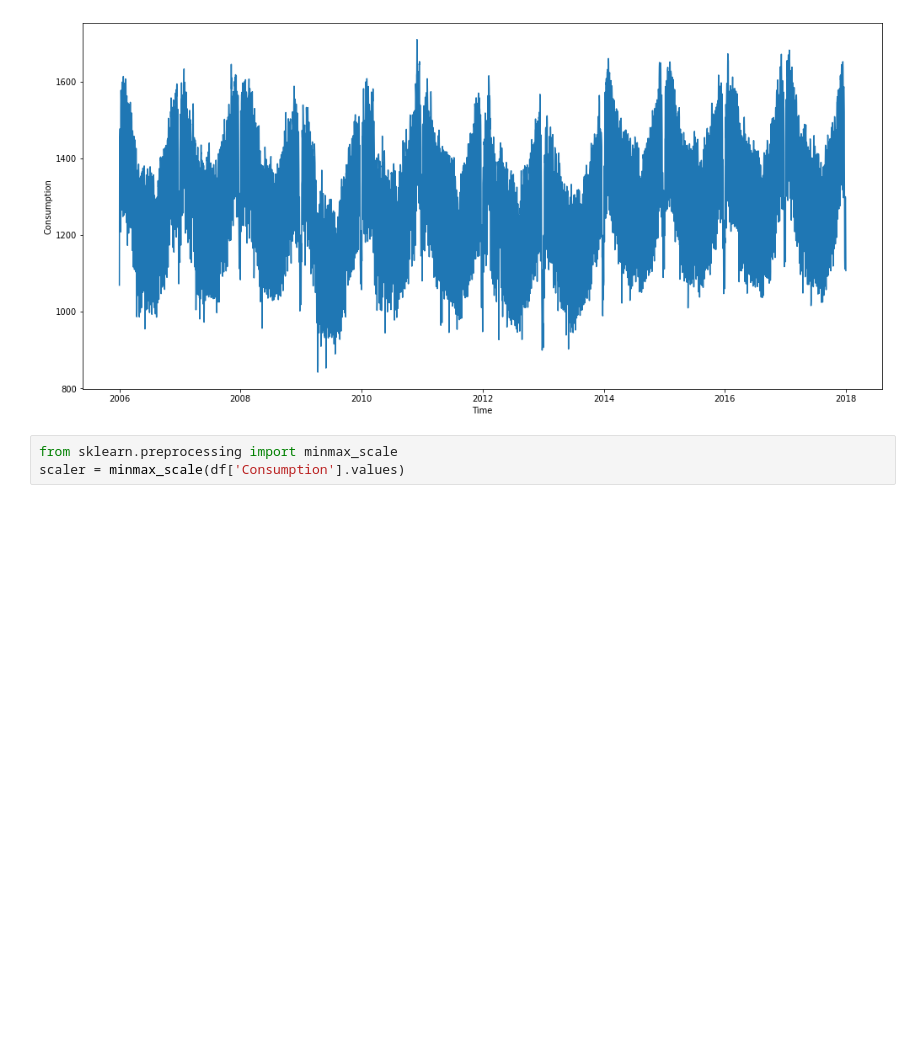
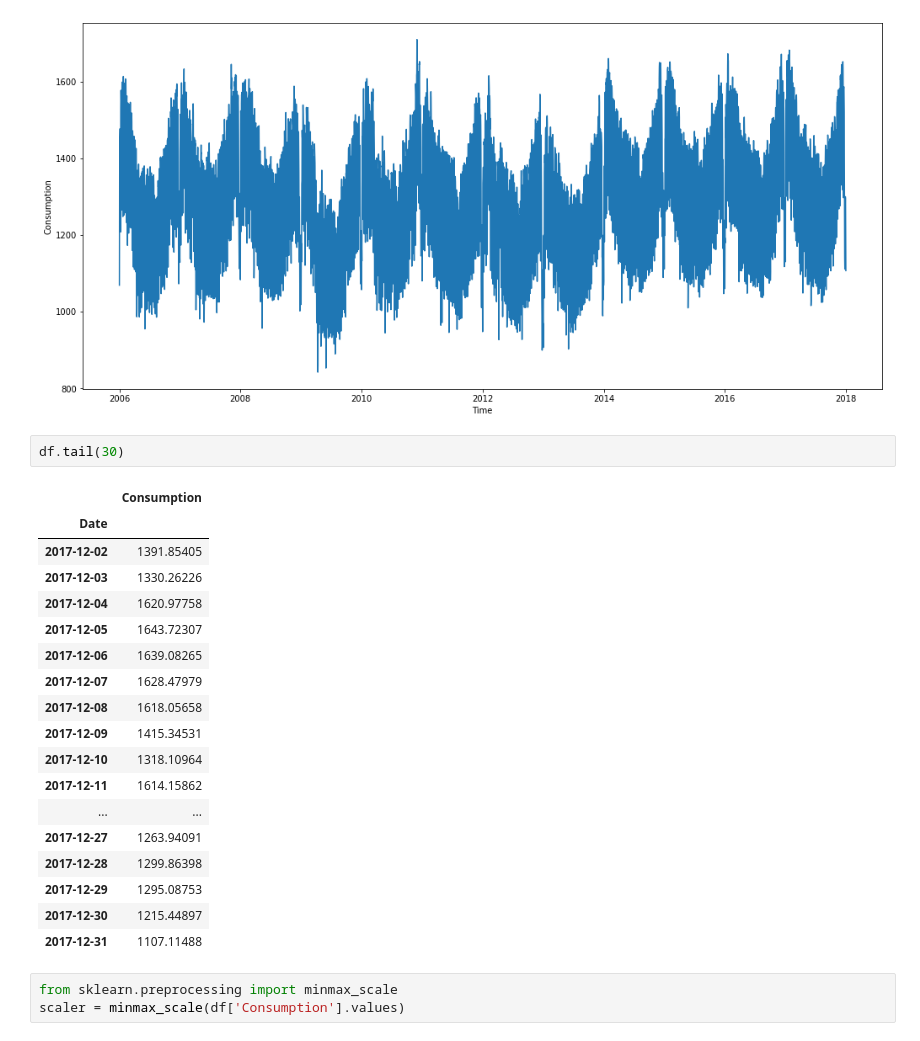
Before and after one commit to angeloken/Riset-I-smile, a Jupyter notebook: riset_prediksi_listrik_ver_1.ipynb, the cells around one changed output. Saved outputs shown, nothing was run; the diff lists cells and outputs as text; blank space fills up the shorter version.

```diff
--- a/riset_prediksi_listrik_ver_1.ipynb
+++ b/riset_prediksi_listrik_ver_1.ipynb
@@ -68,6 +51,27 @@ for col in df.columns:
     plot_data(col)
 # %% [output]
 [figure]
+# %%
+df.tail(30)
+# %% [output]
+|  | Consumption |
+| Date |  |
+| 2017-12-02 | 1391.85405 |
+| 2017-12-03 | 1330.26226 |
+| 2017-12-04 | 1620.97758 |
+| 2017-12-05 | 1643.72307 |
+| 2017-12-06 | 1639.08265 |
+| 2017-12-07 | 1628.47979 |
+| 2017-12-08 | 1618.05658 |
+| 2017-12-09 | 1415.34531 |
+| 2017-12-10 | 1318.10964 |
+| 2017-12-11 | 1614.15862 |
+| ... | ... |
+| 2017-12-27 | 1263.94091 |
+| 2017-12-28 | 1299.86398 |
+| 2017-12-29 | 1295.08753 |
+| 2017-12-30 | 1215.44897 |
+| 2017-12-31 | 1107.11488 |
 # %%
 from sklearn.preprocessing import minmax_scale
 scaler = minmax_scale(df['Consumption'].values)
```
Also changed, not shown: parts of 10 cells of this notebook.
